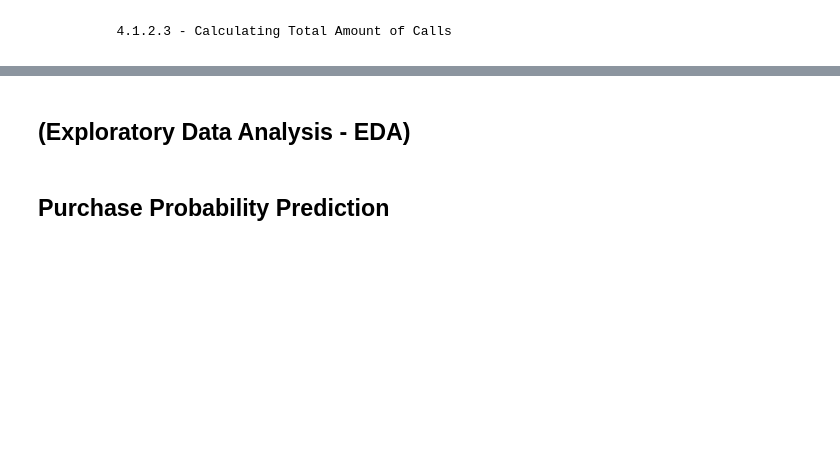
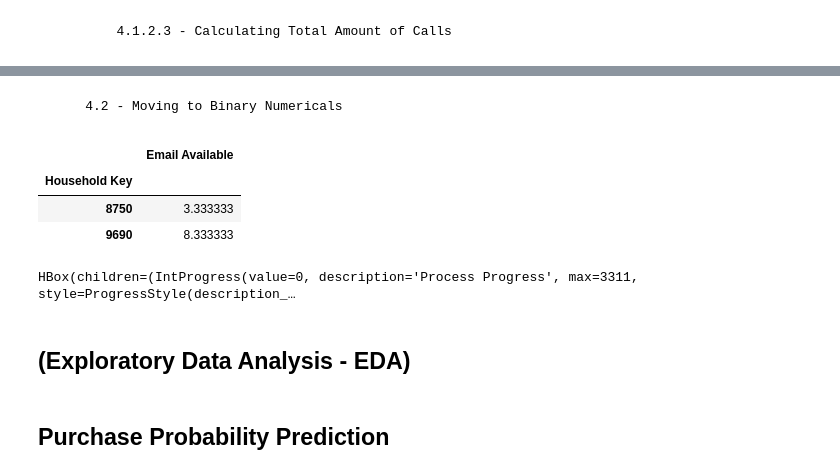
Before and after one commit to mllogeo/MLPGD_Capstone_Project, a Jupyter notebook: scripts/main.ipynb, the cells around one changed output, grey strips where cells are left out. Drawn from its saved outputs; the diff is of its cells as text; code cells hidden in the pictures; blank space fills up the shorter version.

```diff
--- a/scripts/main.ipynb
+++ b/scripts/main.ipynb
@@ -535,3 +825,24 @@ checkpoint_2[sequence[0]].head(n=2)
+# %% [markdown]
+        4.2 - Moving to Binary Numericals
+# %%
+checkpoint_2[sequence[1]].head(n=2)
+# %% [output]
+|  | Email Available |
+| Household Key |  |
+| 8750 | 3.333333 |
+| 9690 | 8.333333 |
+# %%
+for idx in tqdm_notebook(checkpoint_2[sequence[1]].index, desc='Process Progress'): # For each row
+    for c in checkpoint_2[sequence[1]].columns:
+        if checkpoint_2[sequence[1]][c][idx] != 0:
+            checkpoint_2[sequence[1]].at[idx, c] = 1.0
+
+        else:
+            checkpoint_2[sequence[1]].at[idx, c] = 0.0
+
+checkpoint_2[sequence[1]]['Email Available'] = checkpoint_2[sequence[1]]['Email Available'].astype(int) # converting to iterger type
+# %% [output]
+HBox(children=(IntProgress(value=0, description='Process Progress', max=3311, style=ProgressStyle(description_…
 # %% [markdown]
 ## (Exploratory Data Analysis - EDA)
 # %% [markdown]
```
Also changed, not shown: parts of 66 cells of this notebook.
